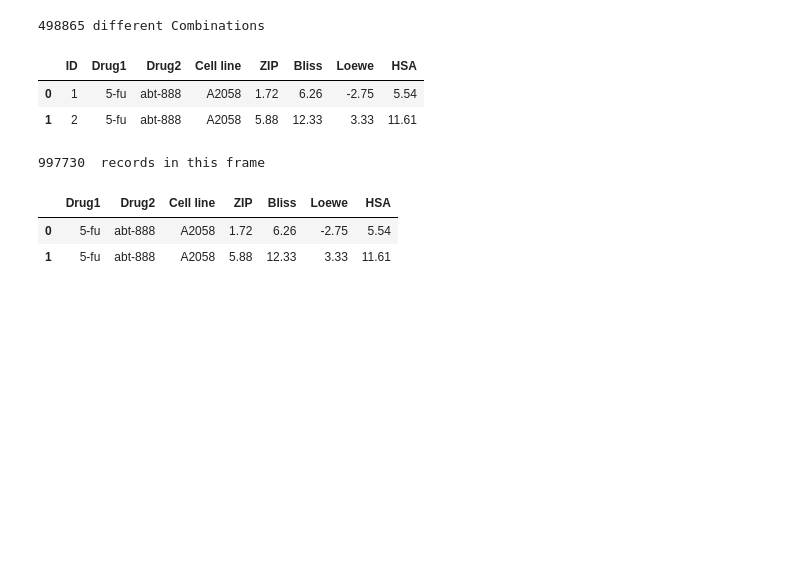
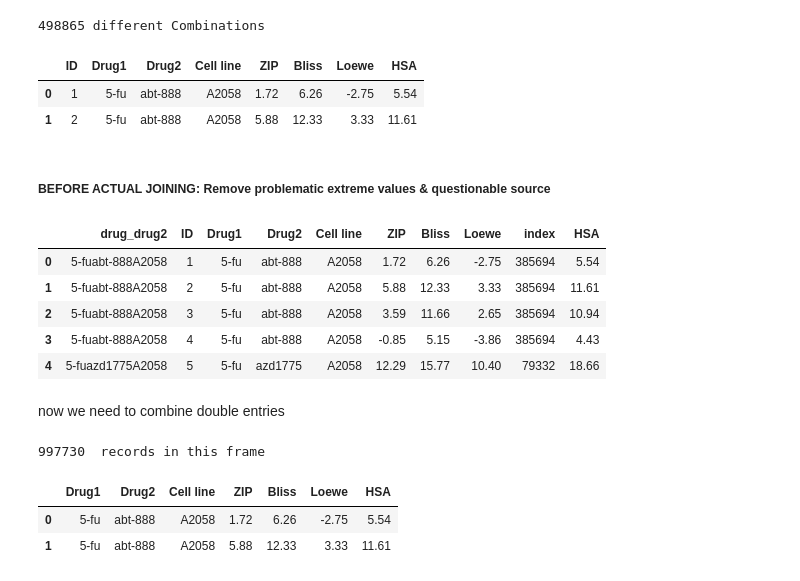
Before and after one commit to stefanhuber1510/marbleProject, a Jupyter notebook: scoring/firstScoringTest.ipynb, the cells around one changed output. Drawn from its saved outputs; the diff is of its cells as text; code cells hidden in the pictures; blank space fills up the shorter version.

Commit message:
start of secondScoring test
Changing the used data for the RFs

```diff
--- a/scoring/firstScoringTest.ipynb
+++ b/scoring/firstScoringTest.ipynb
@@ -205,12 +205,51 @@ data = pd.read_csv("../drugCombDBdata/synergy-score-data/REGRdrugcombs_scored.cs
 print(str(len(data))+" different Combinations")
 data["Drug1"] = data["Drug1"].str.lower()
 data["Drug2"] = data["Drug2"].str.lower()
+data.dropna(inplace=True)
+data.reset_index(drop=True,inplace=True)
 data.head(2)
 # %% [output]
 498865 different Combinations
 |  | ID | Drug1 | Drug2 | Cell line | ZIP | Bliss | Loewe | HSA |
 | 0 | 1 | 5-fu | abt-888 | A2058 | 1.72 | 6.26 | -2.75 | 5.54 |
 | 1 | 2 | 5-fu | abt-888 | A2058 | 5.88 | 12.33 | 3.33 | 11.61 |
+# %% [markdown]
+##### BEFORE ACTUAL JOINING: Remove problematic extreme values & questionable source
+# %%
+# concatenate Drug1 and 2 alphabetically - TIME: 14 mins
+sorted_conc_drugs = []
+for row in range(len(data)):
+    d1 = data.iloc[row]["Drug1"]
+    d2 = data.iloc[row]["Drug2"]
+    if d1 < d2:
+        sorted_conc_drugs.append(d1+d2+data.iloc[row]["Cell line"])
+    else:
+        sorted_conc_drugs.append(d2+d1+data.iloc[row]["Cell line"])
+sorted_conc_drugs = pd.Series(sorted_conc_drugs)
+# %%
+# attach the joined names to the dataframe
+numerator = pd.DataFrame(list(set(sorted_conc_drugs)))
+numerator.reset_index(inplace=True)
+
+data['drug_drug2'] = sorted_conc_drugs
+data = data.join(numerator.set_index(0),on="drug_drug2",how="left")
+# %%
+#get the 2 new columns to the beginning
+
+cols = data.columns.tolist()
+cols = cols[-2:] + cols[:-2]
+cols = cols[0:1] + cols[2:9] + cols[1:2] + cols[9:]
+data = data[cols]
+data.head()
+# %% [output]
+|  | drug_drug2 | ID | Drug1 | Drug2 | Cell line | ZIP | Bliss | Loewe | index | HSA |
+| 0 | 5-fuabt-888A2058 | 1 | 5-fu | abt-888 | A2058 | 1.72 | 6.26 | -2.75 | 385694 | 5.54 |
+| 1 | 5-fuabt-888A2058 | 2 | 5-fu | abt-888 | A2058 | 5.88 | 12.33 | 3.33 | 385694 | 11.61 |
+| 2 | 5-fuabt-888A2058 | 3 | 5-fu | abt-888 | A2058 | 3.59 | 11.66 | 2.65 | 385694 | 10.94 |
+| 3 | 5-fuabt-888A2058 | 4 | 5-fu | abt-888 | A2058 | -0.85 | 5.15 | -3.86 | 385694 | 4.43 |
+| 4 | 5-fuazd1775A2058 | 5 | 5-fu | azd1775 | A2058 | 12.29 | 15.77 | 10.40 | 79332 | 18.66 |
+# %% [markdown]
+now we need to combine double entries
 # %%
 # double Data
 dataReversed = data
```
Also changed, not shown: parts of 3 cells of this notebook, 3 other files.
